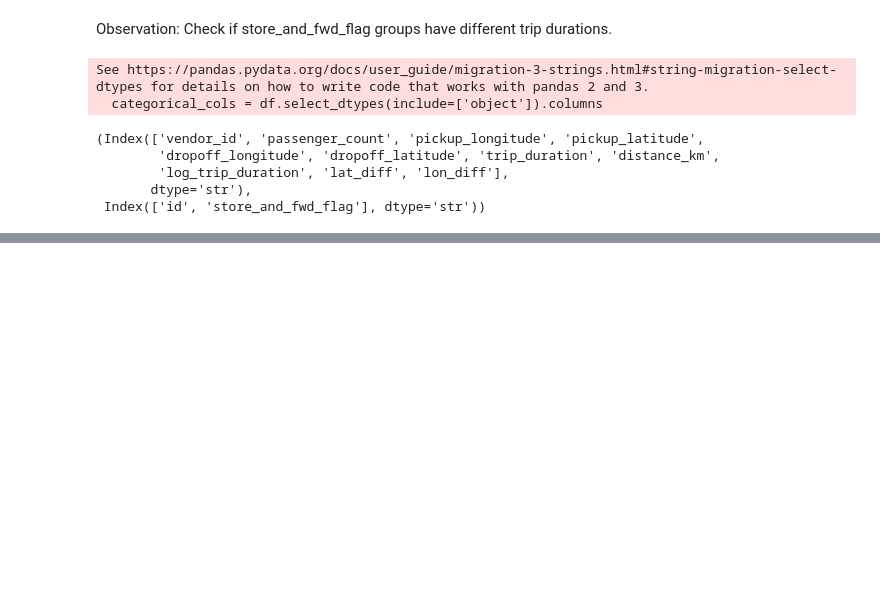
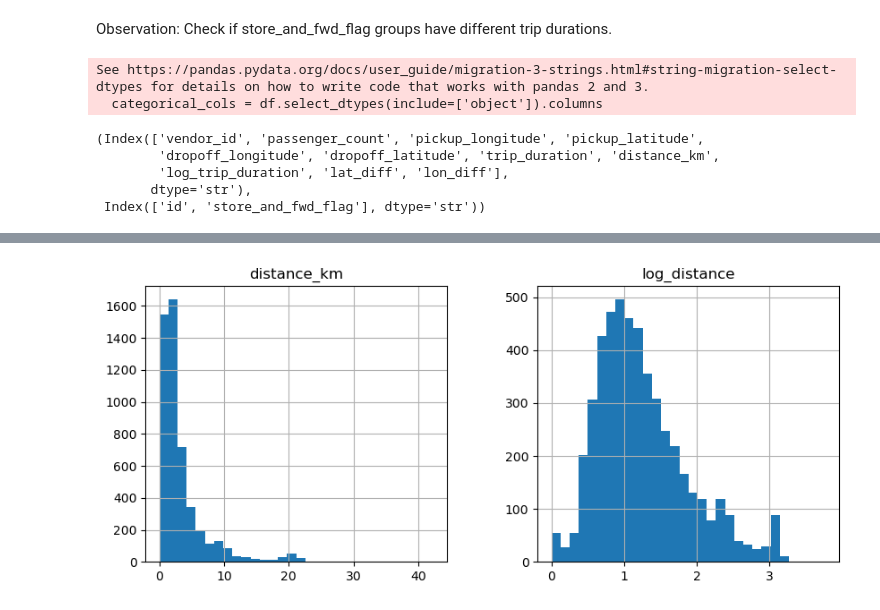
Before and after one commit to yousefJooX/nyc-taxi-trip-duration, a Jupyter notebook: notebooks/01_data_understanding.ipynb, the cells around one changed output, grey strips where cells are left out. Saved outputs shown, nothing was run; the diff lists cells and outputs as text; code cells hidden in the pictures; blank space fills up the shorter version.

```diff
--- a/notebooks/01_data_understanding.ipynb
+++ b/notebooks/01_data_understanding.ipynb
@@ -675,0 +614,2 @@ plt.show()
+# %%
+df["log_distance"] = np.log1p(df["distance_km"])
@@ -675,0 +628,5 @@ plt.show()
+# %%
+df[["distance_km", "log_distance"]].hist(bins=30, figsize=(10, 4))
+plt.show()
+# %% [output]
+[figure, added]
```
Also changed, not shown: parts of 14 cells of this notebook, 2 other files.
